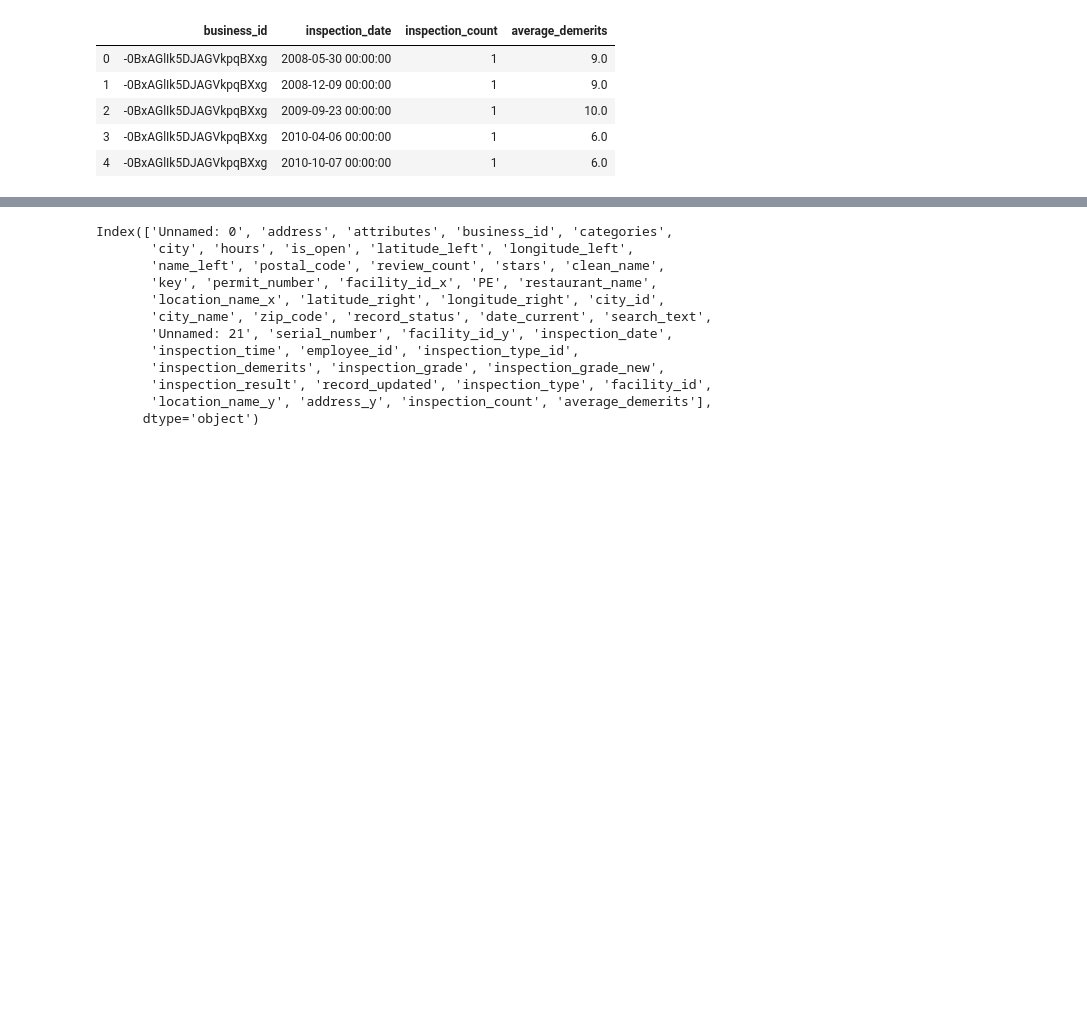
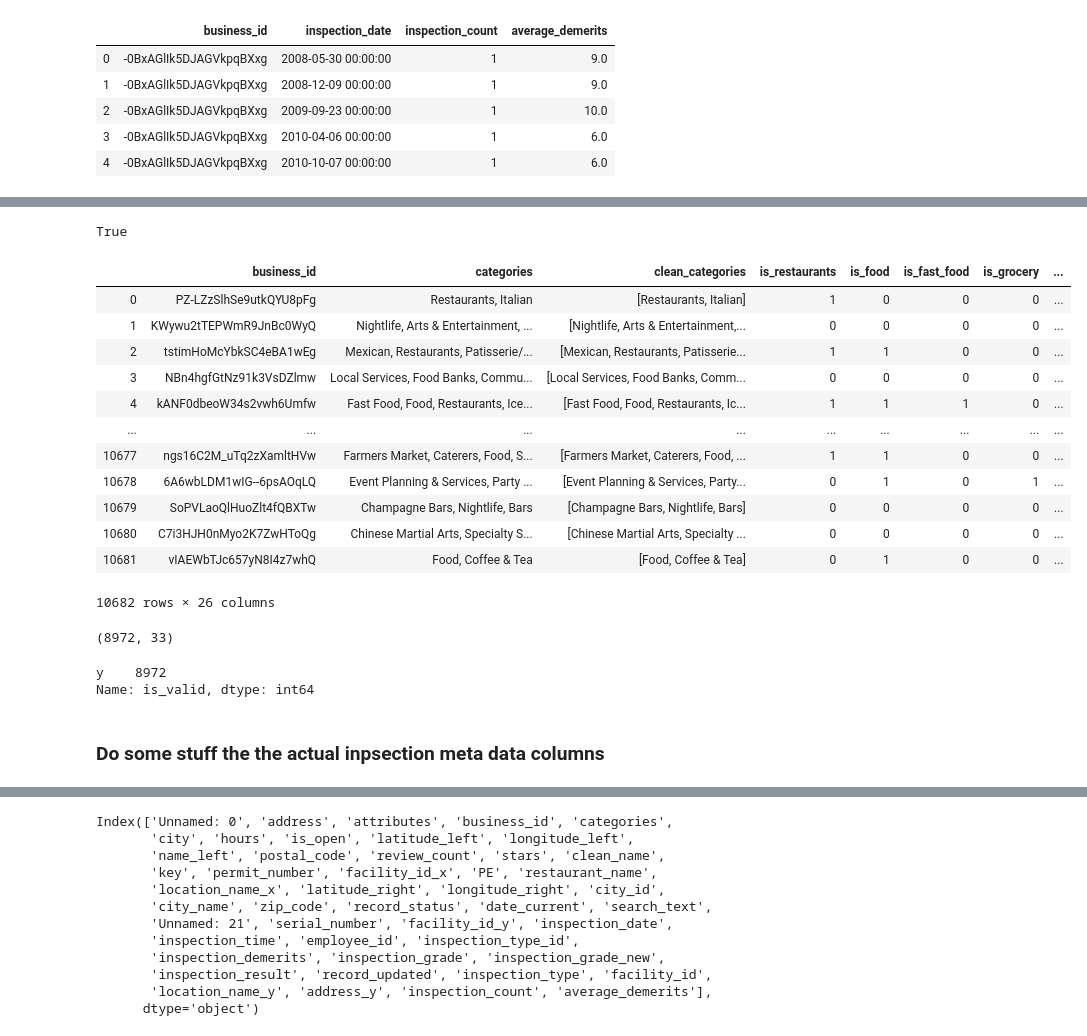
Before and after one commit to RishabPanyam96/Las_Vegas_Food_Inspection, a Jupyter notebook: code/review_inspection_merge.ipynb, the cells around one changed output, grey strips where cells are left out. Cells and saved outputs as stored; diff of their text form; code cells hidden in the pictures; blank space fills up the shorter version.

Commit message:
adding the categories to the business

```diff
--- a/code/review_inspection_merge.ipynb
+++ b/code/review_inspection_merge.ipynb
@@ -370,0 +394,2 @@ count_df.to_csv(file_path + 'y_file.csv')
+# %%
+business_cat_df = business_cat_df.drop_duplicates()
@@ -370,0 +466,27 @@ count_df.to_csv(file_path + 'y_file.csv')
+# %%
+# Define the categories
+categories_key_words = {'restaurants': ['Restaurants'],
+                        'food': ['Food'],
+                        'fast_food': ['Fast Food'],
+                        'grocery': ['Grocery'],
+                        'convenience_store': ['Convenience Stores'],
+                        'adult': ['Nightlife', 'Lounges'],
+                        'bakeries': ['Bakeries'],
+                        'buffet': ['Buffets'],
+
+                        'sushi_bar': ['Sushi Bars'],
+                        'alcohol': ['Bars', 'Beer', 'Wine & Spirits', 'Champagne'],
+                        'pizza': ['Pizza'],
+                        'coffee_and_tea': ['Coffee & Tea'],
+                        'ice_cream_deserts': ['Ice Cream & Frozen Yogurt'],
+                        'sandwiches': ['Sandwiches'],
+                        'burgers': ['Burgers'],
+
+                        'mexican': ['Mexican'],
+                        'vietnamese': ['Vietnamese'],
+                        'japanese': ['Japanese'],
+                        'thai': ['Thai'],
+                        'italian': ['Italian'],
+                        'korean': ['Korean'],
+                        'american': ['American (Traditional)', 'American (New)'],
+                        'chinese': ['Chinese']}
@@ -370,0 +501,12 @@ count_df.to_csv(file_path + 'y_file.csv')
+# %%
+# Do the new column stuff
+cat_test_df = business_cat_df
+# make the category columns
+for cat in categories_key_words.keys():
+    print(cat)
+    cat_test_df["is_" + cat] = is_category(cat_test_df['clean_categories'], categories_key_words[cat])
+
+
+
+# food_type_categories = ['']
+# ethinic_categories = ['']
@@ -370,0 +531,35 @@ count_df.to_csv(file_path + 'y_file.csv')
+# %%
+a = ' Coffee & Tea'
+a = a.strip()
+
+b = ['Coffee & Tea']
+
+a in b
+# %% [output]
+True
+# %%
+cat_test_df
+# %% [output]
+|  | business_id | categories | clean_categories | is_restaurants | is_food | is_fast_food | is_grocery | ... |
+| 0 | PZ-LZzSlhSe9utkQYU8pFg | Restaurants, Italian | [Restaurants, Italian] | 1 | 0 | 0 | 0 | ... |
+| 1 | KWywu2tTEPWmR9JnBc0WyQ | Nightlife, Arts & Entertainment, ... | [Nightlife, Arts & Entertainment,... | 0 | 0 | 0 | 0 | ... |
+| 2 | tstimHoMcYbkSC4eBA1wEg | Mexican, Restaurants, Patisserie/... | [Mexican, Restaurants, Patisserie... | 1 | 1 | 0 | 0 | ... |
+| 3 | NBn4hgfGtNz91k3VsDZlmw | Local Services, Food Banks, Commu... | [Local Services, Food Banks, Comm... | 0 | 0 | 0 | 0 | ... |
+| 4 | kANF0dbeoW34s2vwh6Umfw | Fast Food, Food, Restaurants, Ice... | [Fast Food, Food, Restaurants, Ic... | 1 | 1 | 1 | 0 | ... |
+| ... | ... | ... | ... | ... | ... | ... | ... | ... |
+| 10677 | ngs16C2M_uTq2zXamltHVw | Farmers Market, Caterers, Food, S... | [Farmers Market, Caterers, Food, ... | 1 | 1 | 0 | 0 | ... |
+| 10678 | 6A6wbLDM1wIG--6psAOqLQ | Event Planning & Services, Party ... | [Event Planning & Services, Party... | 0 | 1 | 0 | 1 | ... |
+| 10679 | SoPVLaoQlHuoZlt4fQBXTw | Champagne Bars, Nightlife, Bars | [Champagne Bars, Nightlife, Bars] | 0 | 0 | 0 | 0 | ... |
+| 10680 | C7i3HJH0nMyo2K7ZwHToQg | Chinese Martial Arts, Specialty S... | [Chinese Martial Arts, Specialty ... | 0 | 0 | 0 | 0 | ... |
+| 10681 | vIAEWbTJc657yN8I4z7whQ | Food, Coffee & Tea | [Food, Coffee & Tea] | 0 | 1 | 0 | 0 | ... |
+10682 rows × 26 columns
+# %%
+business_with_cat_df = cat_test_df.merge(mapping_df, on=['business_id'], how='inner')
+business_with_cat_df.shape
+# %% [output]
+(8972, 33)
+# %%
+business_with_cat_df.is_valid.value_counts()
+# %% [output]
+y    8972
+Name: is_valid, dtype: int64
@@ -371,3 +568,5 @@ count_df.to_csv(file_path + 'y_file.csv')
+# %% [markdown]
+### Do some stuff the the actual inpsection meta data columns
 # %%
 agg_inspection_df = business_ment_df.merge(count_df, how='inner', on=['business_id', 'inspection_date'])
 agg_inspection_df.head()
```
Also changed, not shown: parts of 16 cells of this notebook, 1 other file.
